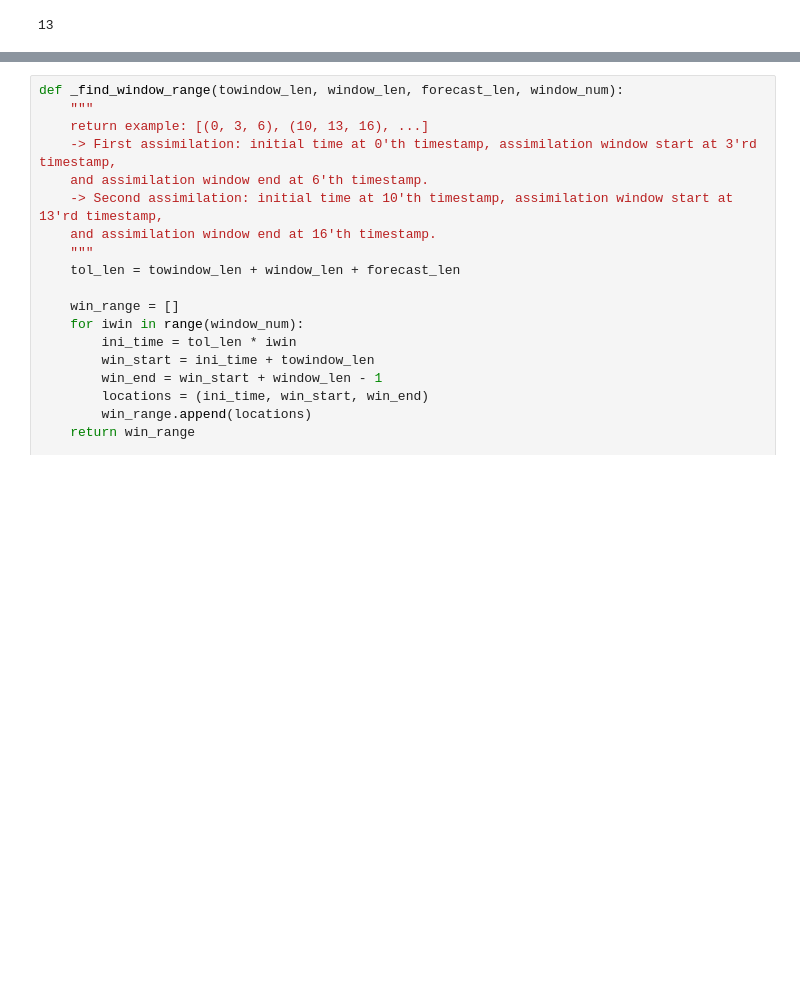
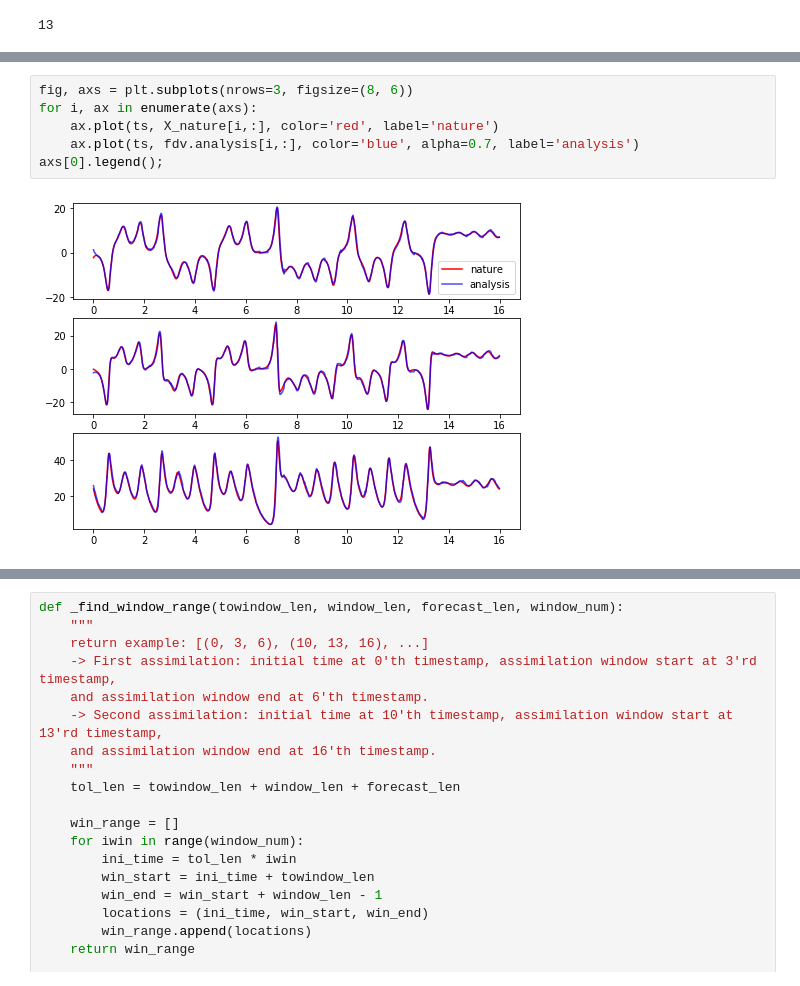
Before and after one commit to micky85lu/Data-Assimilation-Project, a Jupyter notebook: Untitled Folder/4DVar_modified.ipynb, the cells around one changed output, grey strips where cells are left out. Cells and saved outputs as stored; diff of their text form; blank space fills up the shorter version.

```diff
--- a/Untitled Folder/4DVar_modified.ipynb
+++ b/Untitled Folder/4DVar_modified.ipynb
@@ -556,0 +352,8 @@ class M4DVar(DAbase):
+# %%
+fig, axs = plt.subplots(nrows=3, figsize=(8, 6))
+for i, ax in enumerate(axs):
+    ax.plot(ts, X_nature[i,:], color='red', label='nature')
+    ax.plot(ts, fdv.analysis[i,:], color='blue', alpha=0.7, label='analysis')
+axs[0].legend();
+# %% [output]
+[figure, added]
```
Also changed, not shown: parts of 17 cells of this notebook, 2 other files.
